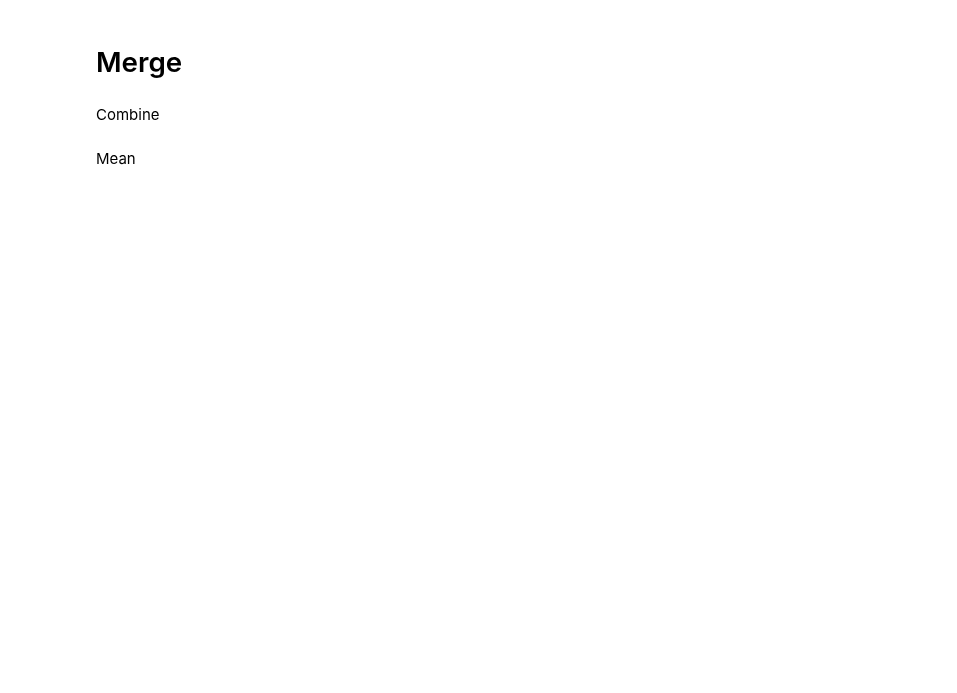
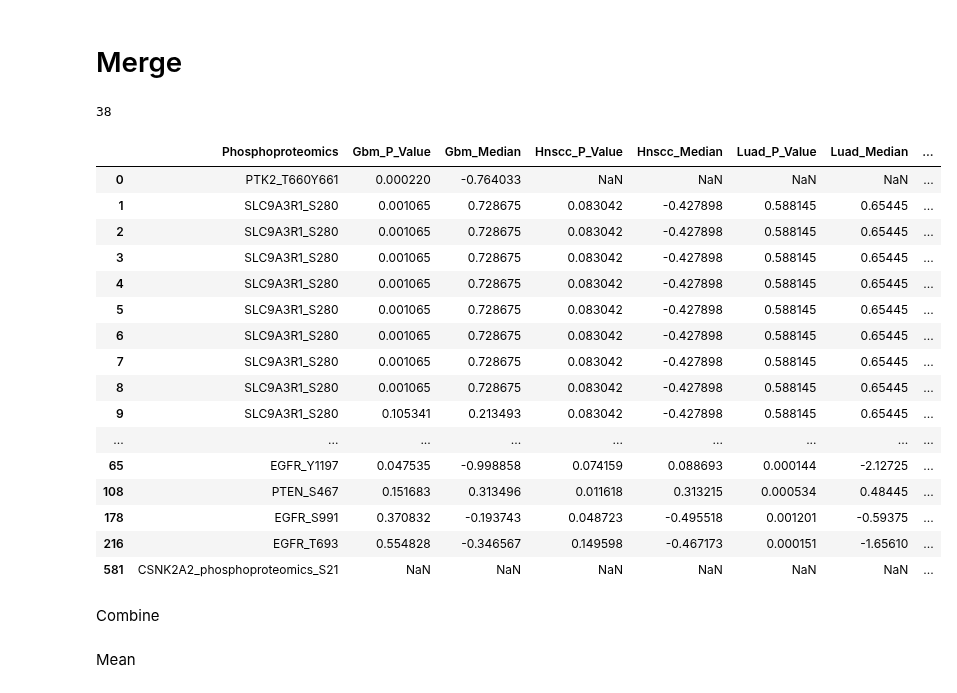
Before and after one commit to PayneLab/WhenMutationsDontMatter, a Jupyter notebook: PTEN/phospho_pval_median_table_interacting.ipynb, the cells around one changed output. Saved outputs shown, nothing was run; the diff lists cells and outputs as text; code cells hidden in the pictures; blank space fills up the shorter version.

```diff
--- a/PTEN/phospho_pval_median_table_interacting.ipynb
+++ b/PTEN/phospho_pval_median_table_interacting.ipynb
@@ -609,32 +781,53 @@ l_merged
 # %% [markdown]
 # Merge
 # %%
-n = g_merged.merge(h_merged, on='Proteomics',how='outer')
-n = n.merge(l_merged, on='Proteomics',how='outer')
-n= n.merge(b_merged, on='Proteomics',how='outer')
-n = n.merge(o_merged, on='Proteomics',how='outer')
-n = n.merge(e_merged, on='Proteomics',how='outer')
-all_df = n.merge(c_merged, on='Proteomics',how='outer')
+n = g_merged.merge(h_merged, on='Phosphoproteomics',how='outer')
+n = n.merge(l_merged, on='Phosphoproteomics',how='outer')
+n= n.merge(b_merged, on='Phosphoproteomics',how='outer')
+n = n.merge(o_merged, on='Phosphoproteomics',how='outer')
+n = n.merge(e_merged, on='Phosphoproteomics',how='outer')
+all_df = n.merge(c_merged, on='Phosphoproteomics',how='outer')
 # %%
 # Keep only genes significant in > 1 cancer
 cols = ['Gbm_P_Value','Hnscc_P_Value','Luad_P_Value','Brca_P_Value','Ov_P_Value','En_P_Value','Colon_P_Value']
 
+# change cutoff for each cancer -FIX
 bc = .05/28
 
 t = []
 
 for c in cols:
     df = all_df[all_df[c] <= bc]
-    t.append(list(df.Proteomics))
+    t.append(list(df.Phosphoproteomics))
 
 flat_list = [item for sublist in t for item in sublist]
 sig = set(flat_list) # remove duplicates
 
 
 
-bool_df = all_df['Proteomics'].isin(sig)
+bool_df = all_df['Phosphoproteomics'].isin(sig)
 sig_df = all_df[bool_df]
+print(len(sig_df))
 sig_df
+# %% [output]
+38
+|  | Phosphoproteomics | Gbm_P_Value | Gbm_Median | Hnscc_P_Value | Hnscc_Median | Luad_P_Value | Luad_Median | ... |
+| 0 | PTK2_T660Y661 | 0.000220 | -0.764033 | NaN | NaN | NaN | NaN | ... |
+| 1 | SLC9A3R1_S280 | 0.001065 | 0.728675 | 0.083042 | -0.427898 | 0.588145 | 0.65445 | ... |
+| 2 | SLC9A3R1_S280 | 0.001065 | 0.728675 | 0.083042 | -0.427898 | 0.588145 | 0.65445 | ... |
+| 3 | SLC9A3R1_S280 | 0.001065 | 0.728675 | 0.083042 | -0.427898 | 0.588145 | 0.65445 | ... |
+| 4 | SLC9A3R1_S280 | 0.001065 | 0.728675 | 0.083042 | -0.427898 | 0.588145 | 0.65445 | ... |
+| 5 | SLC9A3R1_S280 | 0.001065 | 0.728675 | 0.083042 | -0.427898 | 0.588145 | 0.65445 | ... |
+| 6 | SLC9A3R1_S280 | 0.001065 | 0.728675 | 0.083042 | -0.427898 | 0.588145 | 0.65445 | ... |
+| 7 | SLC9A3R1_S280 | 0.001065 | 0.728675 | 0.083042 | -0.427898 | 0.588145 | 0.65445 | ... |
+| 8 | SLC9A3R1_S280 | 0.001065 | 0.728675 | 0.083042 | -0.427898 | 0.588145 | 0.65445 | ... |
+| 9 | SLC9A3R1_S280 | 0.105341 | 0.213493 | 0.083042 | -0.427898 | 0.588145 | 0.65445 | ... |
+| ... | ... | ... | ... | ... | ... | ... | ... | ... |
+| 65 | EGFR_Y1197 | 0.047535 | -0.998858 | 0.074159 | 0.088693 | 0.000144 | -2.12725 | ... |
+| 108 | PTEN_S467 | 0.151683 | 0.313496 | 0.011618 | 0.313215 | 0.000534 | 0.48445 | ... |
+| 178 | EGFR_S991 | 0.370832 | -0.193743 | 0.048723 | -0.495518 | 0.001201 | -0.59375 | ... |
+| 216 | EGFR_T693 | 0.554828 | -0.346567 | 0.149598 | -0.467173 | 0.000151 | -1.65610 | ... |
+| 581 | CSNK2A2_phosphoproteomics_S21 | NaN | NaN | NaN | NaN | NaN | NaN | ... |
 # %% [markdown]
 Combine
 # %%
```
Also changed, not shown: parts of 14 cells of this notebook.
